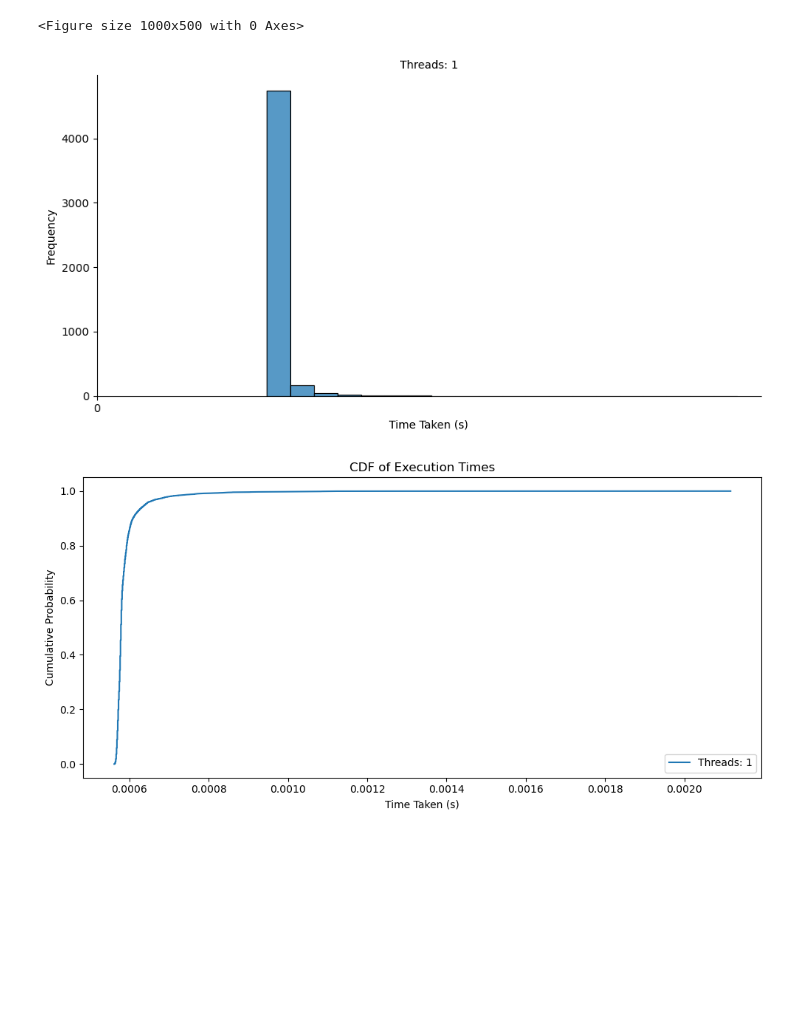
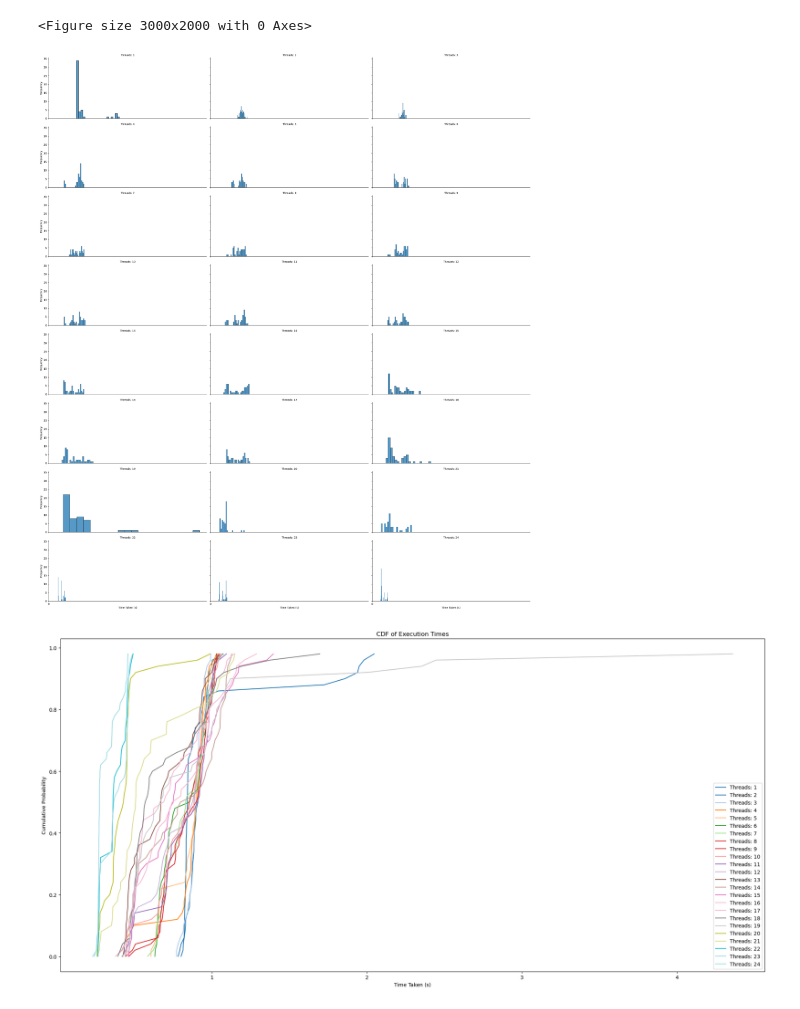
Before and after one commit to CamilaBasualdoCibils/CS355Project, a Jupyter notebook: src/analysis.ipynb, the cells around one changed output. Saved outputs shown, nothing was run; the diff lists cells and outputs as text; code cells hidden in the pictures; blank space fills up the shorter version.

```diff
--- a/src/analysis.ipynb
+++ b/src/analysis.ipynb
@@ -86,0 +91,37 @@ plt.show()
+# %%
+execution_time = data.groupby("Number of Threads")["Time Taken"].mean()
+threads = execution_time.index
+
+# threads = data["Number of Threads"]
+# execution_time = data["Time Taken"]
+
+sorted_indices = np.argsort(threads)
+threads = np.array(threads)[sorted_indices]
+execution_time = np.array(execution_time)[sorted_indices]
+
+# Create line segments
+points = np.array([threads, execution_time]).T.reshape(-1, 1, 2)
+segments = np.concatenate([points[:-1], points[1:]], axis=1)
+
+# Define gradient colors
+gradient = np.linspace(0, 1, len(threads))  # Scale for gradient from 0 to 1
+cmap = plt.get_cmap('RdPu')  # Choose your colormap
+norm = plt.Normalize(gradient.min(), gradient.max())
+
+# Create LineCollection
+lc = LineCollection(segments, cmap=cmap, norm=norm)
+lc.set_array(gradient)
+lc.set_linewidth(2)
+
+# Plot with gradient
+fig, ax = plt.subplots(figsize=(20, 10))
+ax.add_collection(lc)
+ax.set_xlim(threads.min(), threads.max())
+ax.set_ylim(execution_time.min(), execution_time.max())
+
+# Add grid and labels
+plt.title("Threads vs. Execution Time with Gradient Color")
+plt.xlabel("Number of Threads")
+plt.ylabel("Execution Time (seconds)")
+plt.grid(True, which='both', linestyle='--', alpha=0.5)
+plt.show()
@@ -156,26 +184,28 @@ plt.show()
 # %%
-plt.figure(figsize=(10, 5))
+plt.figure(figsize=(30, 20))
 g = sb.FacetGrid(data, col="Number of Threads", col_wrap=3, sharex=True, sharey=True)
 g.map(sb.histplot, "Time Taken", bins=20)
 g.set_axis_labels("Time Taken (s)", "Frequency")
 g.set_titles("Threads: {col_name}")
 g.figure.subplots_adjust(top=0.9)
-g.figure.set_size_inches(26.5,5)
+g.figure.set_size_inches(26.5,30)
 for ax in g.axes.flatten():
     ax.set_xticks(range(0, int(data["Time Taken"].max()) + 1, 5))
-g.figure.tight_layout()
+# g.figure.tight_layout()
 plt.tight_layout()
 plt.show()
 # %% [output]
-<Figure size 1000x500 with 0 Axes>
+<Figure size 3000x2000 with 0 Axes>
-[figure, old version]
+[figure, new version]
 # %%
-plt.figure(figsize=(10, 5))
+plt.figure(figsize=(20, 10))
+colors = plt.cm.tab20(np.linspace(0, 1, len(data['Number of Threads'].unique())))
 for thread in data['Number of Threads'].unique():
     subset = data[data['Number of Threads'] == thread]['Time Taken']
     sorted_times = np.sort(subset)
     cdf = np.arange(len(sorted_times)) / len(sorted_times)
-    plt.plot(sorted_times, cdf, label=f'Threads: {thread}')
+    plt.plot(sorted_times, cdf, label=f'Threads: {thread}', color=colors[thread - 1])
+    # plt.step(sorted_times, cdf, label=f'Threads: {thread}', color=colors[thread - 1])
 
 plt.xlabel('Time Taken (s)')
 plt.ylabel('Cumulative Probability')
@@ -184,4 +214,4 @@ plt.legend()
 plt.tight_layout()
 plt.show()
 # %% [output]
-[figure, old version]
+[figure, new version]
```
Also changed, not shown: parts of 13 cells of this notebook, 2 other files.
